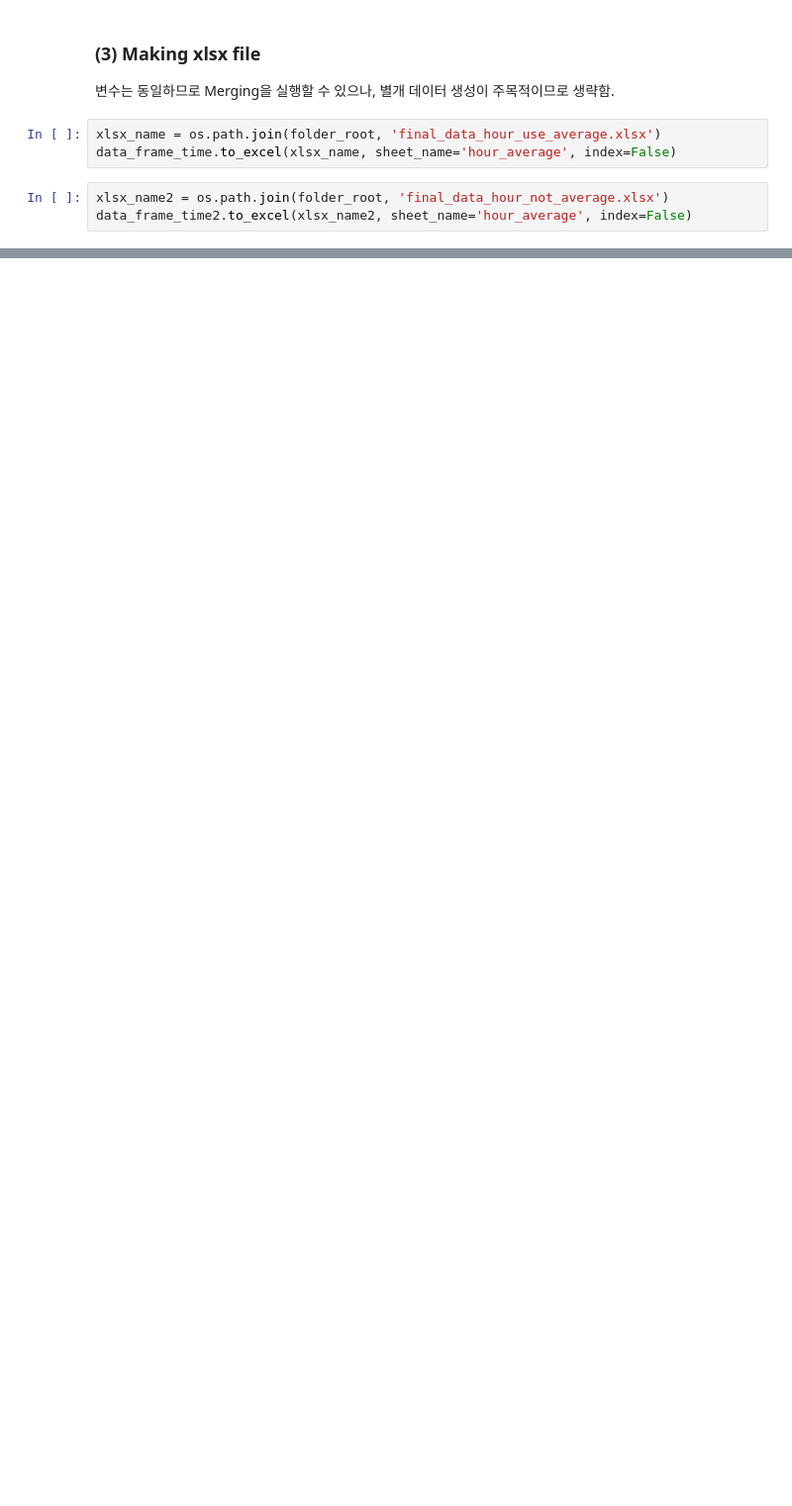
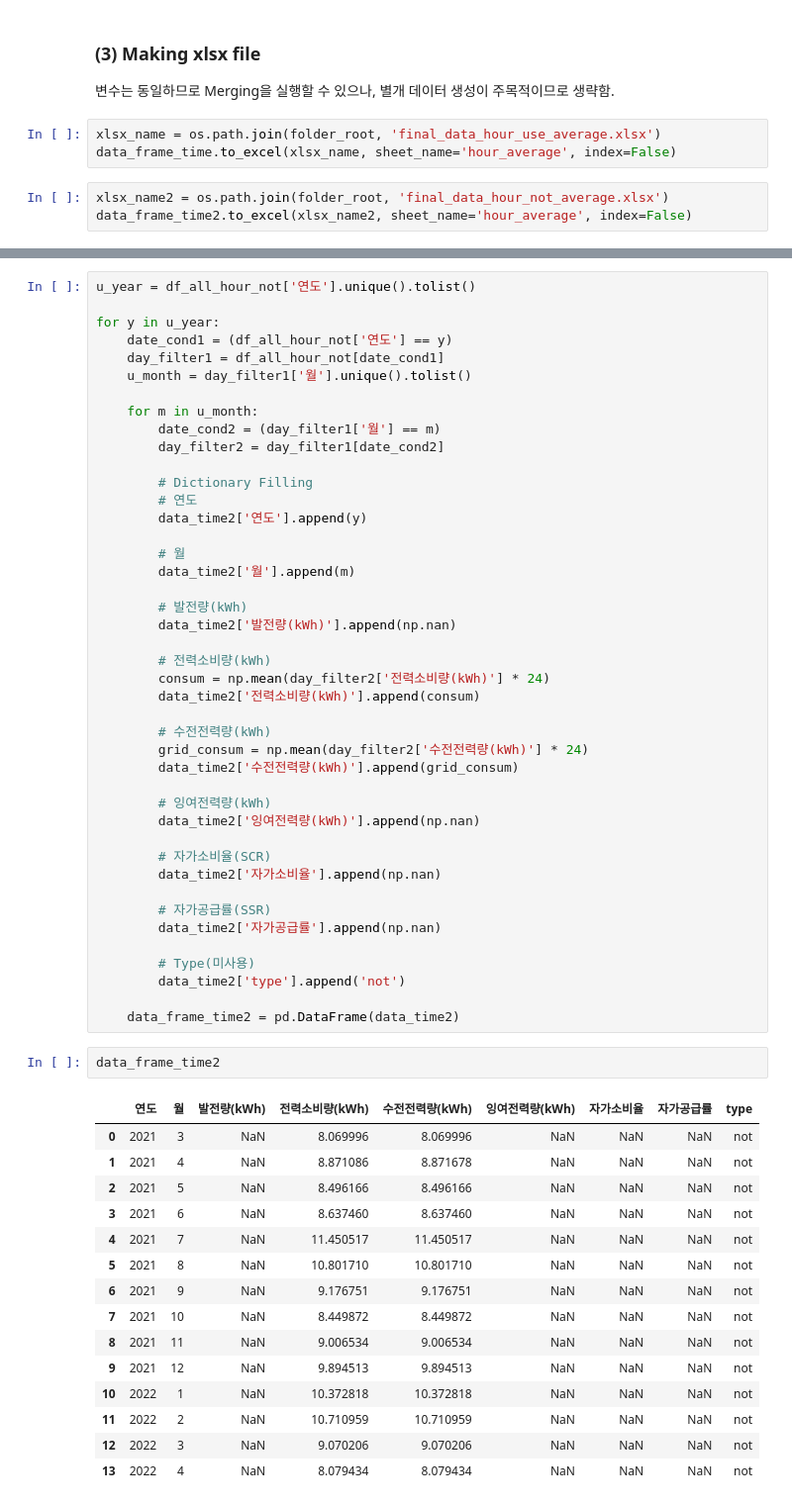
Before and after one commit to hyeondk/PV-Smart-Metering-2022, a Jupyter notebook: 2. Analysis Code/6. Making final results/3. data_average.ipynb, the cells around one changed output, grey strips where cells are left out. Shown: that part at 99% size. Saved outputs shown, nothing was run; the diff lists cells and outputs as text; blank space fills up the shorter version.

Commit message:
Added average calculation codes by monthly, seasonally, and yearly.

```diff
--- a/2. Analysis Code/6. Making final results/3. data_average.ipynb
+++ b/2. Analysis Code/6. Making final results/3. data_average.ipynb
@@ -283,0 +402,61 @@ data_frame_time2.to_excel(xlsx_name2, sheet_name='hour_average', index=False)
+# %%
+u_year = df_all_hour_not['연도'].unique().tolist()
+
+for y in u_year:
+    date_cond1 = (df_all_hour_not['연도'] == y)
+    day_filter1 = df_all_hour_not[date_cond1]
+    u_month = day_filter1['월'].unique().tolist()
+
+    for m in u_month:
+        date_cond2 = (day_filter1['월'] == m)
+        day_filter2 = day_filter1[date_cond2]
+
+        # Dictionary Filling
+        # 연도
+        data_time2['연도'].append(y)
+
+        # 월
+        data_time2['월'].append(m)
+
+        # 발전량(kWh)
+        data_time2['발전량(kWh)'].append(np.nan)
+
+        # 전력소비량(kWh)
+        consum = np.mean(day_filter2['전력소비량(kWh)'] * 24)
+        data_time2['전력소비량(kWh)'].append(consum)
+
+        # 수전전력량(kWh)
+        grid_consum = np.mean(day_filter2['수전전력량(kWh)'] * 24)
+        data_time2['수전전력량(kWh)'].append(grid_consum)
+
+        # 잉여전력량(kWh)
+        data_time2['잉여전력량(kWh)'].append(np.nan)
+
+        # 자가소비율(SCR)
+        data_time2['자가소비율'].append(np.nan)
+
+        # 자가공급률(SSR)
+        data_time2['자가공급률'].append(np.nan)
+
+        # Type(미사용)
+        data_time2['type'].append('not')
+
+    data_frame_time2 = pd.DataFrame(data_time2)
+# %%
+data_frame_time2
+# %% [output]
+|  | 연도 | 월 | 발전량(kWh) | 전력소비량(kWh) | 수전전력량(kWh) | 잉여전력량(kWh) | 자가소비율 | 자가공급률 | type |
+| 0 | 2021 | 3 | NaN | 8.069996 | 8.069996 | NaN | NaN | NaN | not |
+| 1 | 2021 | 4 | NaN | 8.871086 | 8.871678 | NaN | NaN | NaN | not |
+| 2 | 2021 | 5 | NaN | 8.496166 | 8.496166 | NaN | NaN | NaN | not |
+| 3 | 2021 | 6 | NaN | 8.637460 | 8.637460 | NaN | NaN | NaN | not |
+| 4 | 2021 | 7 | NaN | 11.450517 | 11.450517 | NaN | NaN | NaN | not |
+| 5 | 2021 | 8 | NaN | 10.801710 | 10.801710 | NaN | NaN | NaN | not |
+| 6 | 2021 | 9 | NaN | 9.176751 | 9.176751 | NaN | NaN | NaN | not |
+| 7 | 2021 | 10 | NaN | 8.449872 | 8.449872 | NaN | NaN | NaN | not |
+| 8 | 2021 | 11 | NaN | 9.006534 | 9.006534 | NaN | NaN | NaN | not |
+| 9 | 2021 | 12 | NaN | 9.894513 | 9.894513 | NaN | NaN | NaN | not |
+| 10 | 2022 | 1 | NaN | 10.372818 | 10.372818 | NaN | NaN | NaN | not |
+| 11 | 2022 | 2 | NaN | 10.710959 | 10.710959 | NaN | NaN | NaN | not |
+| 12 | 2022 | 3 | NaN | 9.070206 | 9.070206 | NaN | NaN | NaN | not |
+| 13 | 2022 | 4 | NaN | 8.079434 | 8.079434 | NaN | NaN | NaN | not |
```
Also changed, not shown: parts of 37 cells of this notebook.
